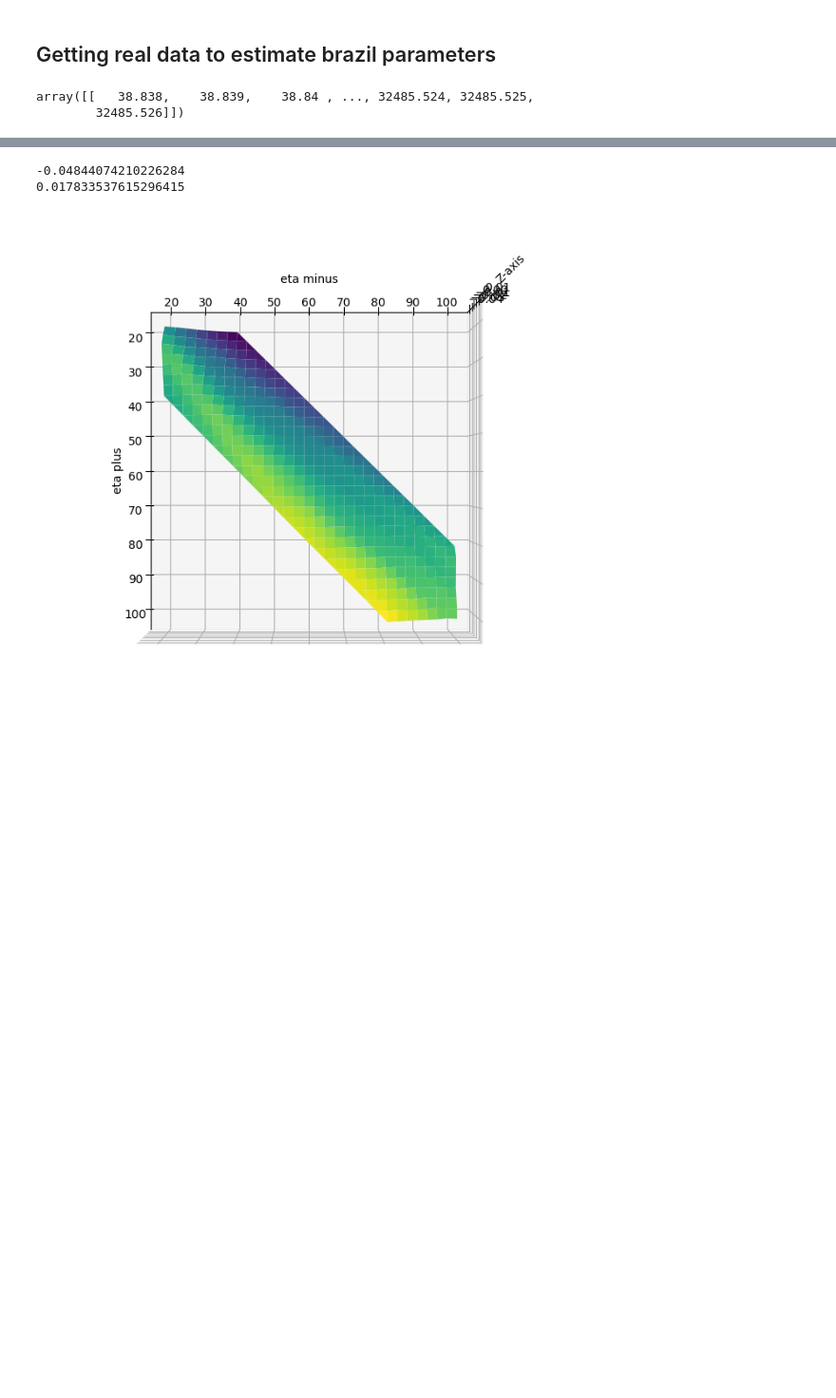
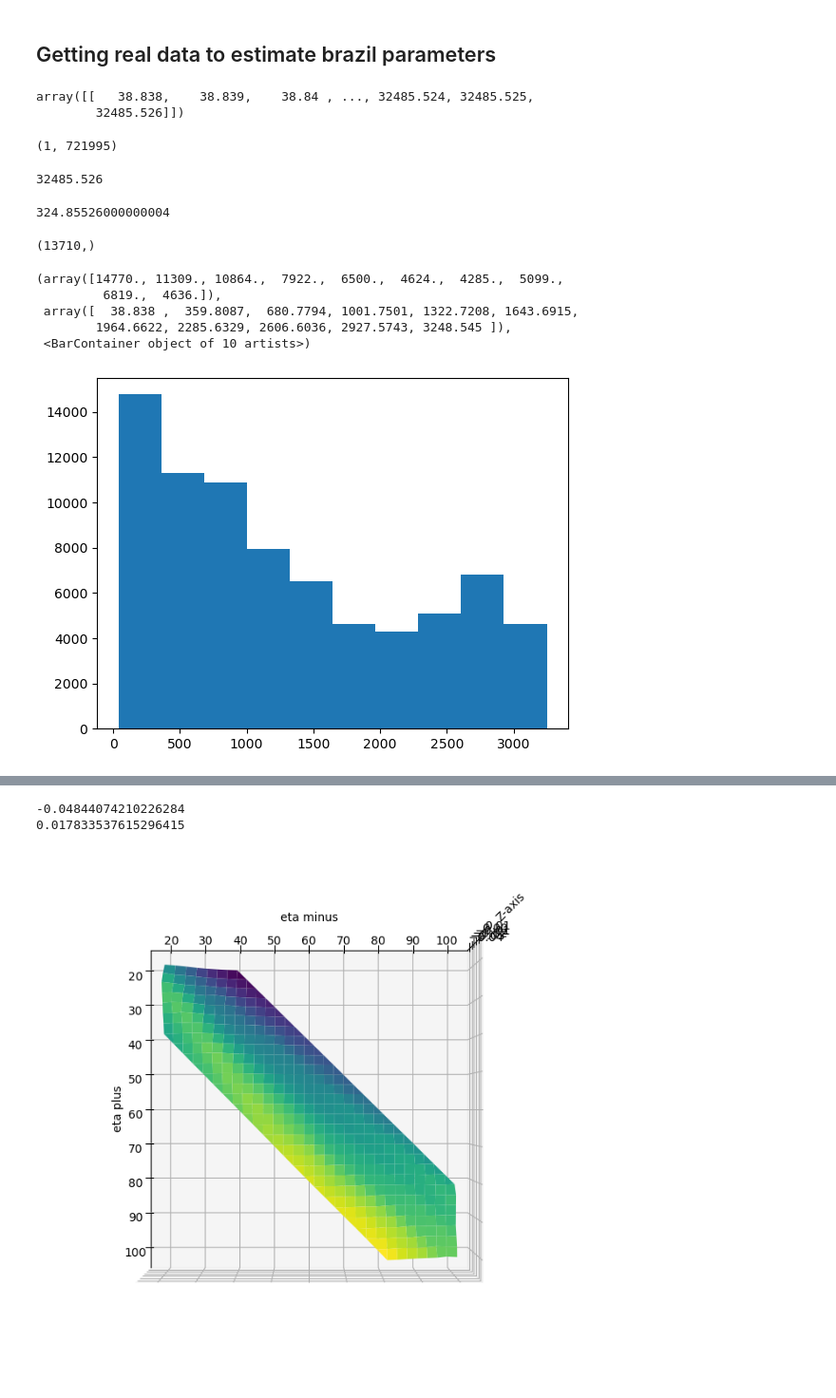
Before and after one commit to cavallofederico/marketmaking, a Jupyter notebook: alpha_signals/likelihood_brazil.ipynb, the cells around one changed output, grey strips where cells are left out. Shown: that part at 95% size. Drawn from its saved outputs; the diff is of its cells as text; code cells hidden in the pictures; blank space fills up the shorter version.

```diff
--- a/alpha_signals/likelihood_brazil.ipynb
+++ b/alpha_signals/likelihood_brazil.ipynb
@@ -9,13 +13,45 @@ df["timestamp"] =  df["timestamp"] - df["timestamp"].min()
 df["time"] = (df['timestamp'] - df['timestamp'].min()).dt.total_seconds()
 # %%
 import numpy as np
-tau0_plus = np.array([df[df["ismoplus"]]['time'].unique()])
-tau0_minus = np.array([df[df["ismominus"]]['time'].unique()])
-t_minus = np.array([df[df["isjumpplus"]]['time'].unique()])
-t_plus = np.array([df[df["isjumpminus"]]['time'].unique()])
-T=df["time"].max()
+tau0_plus_ = np.array([df[df["ismoplus"]]['time'].unique()])
+tau0_minus_ = np.array([df[df["ismominus"]]['time'].unique()])
+t_minus_ = np.array([df[df["isjumpplus"]]['time'].unique()])
+t_plus_ = np.array([df[df["isjumpminus"]]['time'].unique()])
+T_=df["time"].max()
 
-tau0_plus
+tau0_plus_
 # %% [output]
 array([[   38.838,    38.839,    38.84 , ..., 32485.524, 32485.525,
         32485.526]])
+# %%
+tau0_plus_.shape
+# %% [output]
+(1, 721995)
+# %%
+T_
+# %% [output]
+32485.526
+# %%
+T=T_.max() * 0.01
+T
+# %% [output]
+324.85526000000004
+# %%
+tau0_plus_[tau0_plus_ < T].shape
+# %% [output]
+(13710,)
+# %%
+tau0_plus = tau0_plus_[tau0_plus_ < T]
+tau0_minus = tau0_minus_[tau0_minus_ < T]
+t_minus = t_minus_[t_minus_ < T]
+t_plus = t_plus_[t_plus_ < T]
+# %%
+from matplotlib import pyplot as plt
+plt.hist(tau0_plus)
+# %% [output]
+(array([14770., 11309., 10864.,  7922.,  6500.,  4624.,  4285.,  5099.,
+         6819.,  4636.]),
+ array([  38.838 ,  359.8087,  680.7794, 1001.7501, 1322.7208, 1643.6915,
+        1964.6622, 2285.6329, 2606.6036, 2927.5743, 3248.545 ]),
+ <BarContainer object of 10 artists>)
+[figure, added]
```
Also changed, not shown: parts of 11 cells of this notebook.
